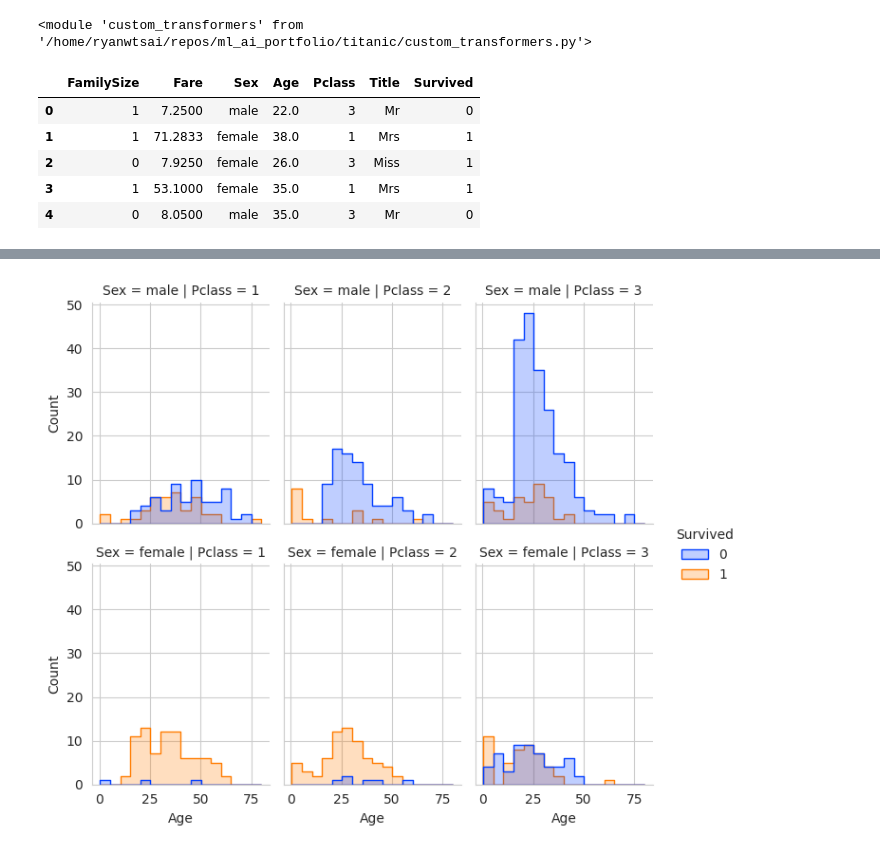
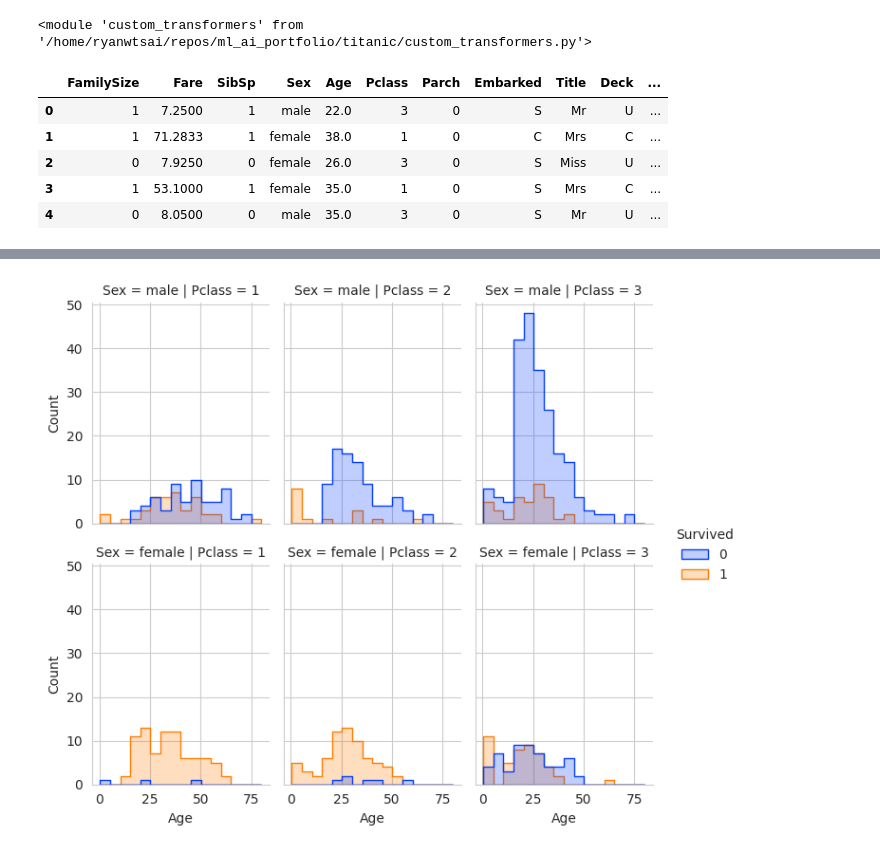
Before and after one commit to rfdspeng/ml_ai_portfolio, a Jupyter notebook: titanic/titanic.ipynb, the cells around one changed output, grey strips where cells are left out. Saved outputs shown, nothing was run; the diff lists cells and outputs as text; code cells hidden in the pictures.

```diff
--- a/titanic/titanic.ipynb
+++ b/titanic/titanic.ipynb
@@ -61,31 +65,36 @@ reload(custom_transformers)
 # %% [output]
 <module 'custom_transformers' from '/home/ryanwtsai/repos/ml_ai_portfolio/titanic/custom_transformers.py'>
 # %%
-from custom_transformers import TitleExtractor, AgeImputer, ImputationEncoder, FamilySizeExtractor
+from custom_transformers import TitleExtractor, AgeImputer, ImputationEncoder, FamilySizeExtractor, DeckExtractor
 
-to_drop = ["PassengerId", "Ticket", "Cabin", "Survived", "Parch", "SibSp", "Embarked"]
+to_drop = ["Survived", "PassengerId", "Ticket", "Cabin", "Parch", "SibSp", "Embarked"]
+to_drop = ["Survived", "PassengerId", "Ticket"]
 fam_extractor = FamilySizeExtractor(to_drop=to_drop)
-
-valid_titles = ["Mr", "Miss", "Mrs", "Master", "Dr", "Rev", "Unknown"]
-to_replace = {
-    "Mlle": "Miss",
-    "Mme": "Mrs",
-    "Ms": "Miss",
-}
-title_extractor = TitleExtractor(to_replace=to_replace, valid_titles=valid_titles)
+# fam_extractor = FamilySizeExtractor(max_famsize=3, to_drop=to_drop)
+title_extractor = TitleExtractor()
+# title_extractor = TitleExtractor(valid=["Mr", "Mrs", "Miss", "Master"])
+deck_extractor = DeckExtractor()
+# deck_extractor = DeckExtractor(to_replace={"C": "B", "D": "B", "E": "B", "G": "F"})
+# deck_extractor = DeckExtractor(to_replace={"A": "A", "B": "A", "C": "A", "D": "A", "E": "A", "F": "A", "G": "A"})
 
 data_prep = Pipeline([
     ("fam", fam_extractor),
     ("title", title_extractor),
+    ("deck", deck_extractor),
 ])
 
 df_out = data_prep.fit_transform(df)
 df_out = pd.concat((df_out, df[["Survived"]]), axis=1)
+df_out["AgeMissing"] = df_out.Age.isna()
+df_out[["Pclass", "Embarked", "Sex", "Title", "Deck", "AgeMissing"]] = df_out[["Pclass", "Embarked", "Sex", "Title", "Deck", "AgeMissing"]].astype("category")
+df_out["AgeBin"] = ((np.floor(df_out["Age"]/5)+1)*5).astype("category")
+df_out["FareBin"] = ((np.floor(df_out["Fare"]/10)+1)*10).astype("category")
+# df_out["CabinMissing"] = df_out.Cabin.isna()
 df_out.head()
 # %% [output]
-|  | FamilySize | Fare | Sex | Age | Pclass | Title | Survived |
-| 0 | 1 | 7.2500 | male | 22.0 | 3 | Mr | 0 |
-| 1 | 1 | 71.2833 | female | 38.0 | 1 | Mrs | 1 |
-| 2 | 0 | 7.9250 | female | 26.0 | 3 | Miss | 1 |
-| 3 | 1 | 53.1000 | female | 35.0 | 1 | Mrs | 1 |
-| 4 | 0 | 8.0500 | male | 35.0 | 3 | Mr | 0 |
+|  | FamilySize | Fare | SibSp | Sex | Age | Pclass | Parch | Embarked | Title | Deck | ... |
+| 0 | 1 | 7.2500 | 1 | male | 22.0 | 3 | 0 | S | Mr | U | ... |
+| 1 | 1 | 71.2833 | 1 | female | 38.0 | 1 | 0 | C | Mrs | C | ... |
+| 2 | 0 | 7.9250 | 0 | female | 26.0 | 3 | 0 | S | Miss | U | ... |
+| 3 | 1 | 53.1000 | 1 | female | 35.0 | 1 | 0 | S | Mrs | C | ... |
+| 4 | 0 | 8.0500 | 0 | male | 35.0 | 3 | 0 | S | Mr | U | ... |
```
Also changed, not shown: parts of 11 cells of this notebook, 1 other file.
